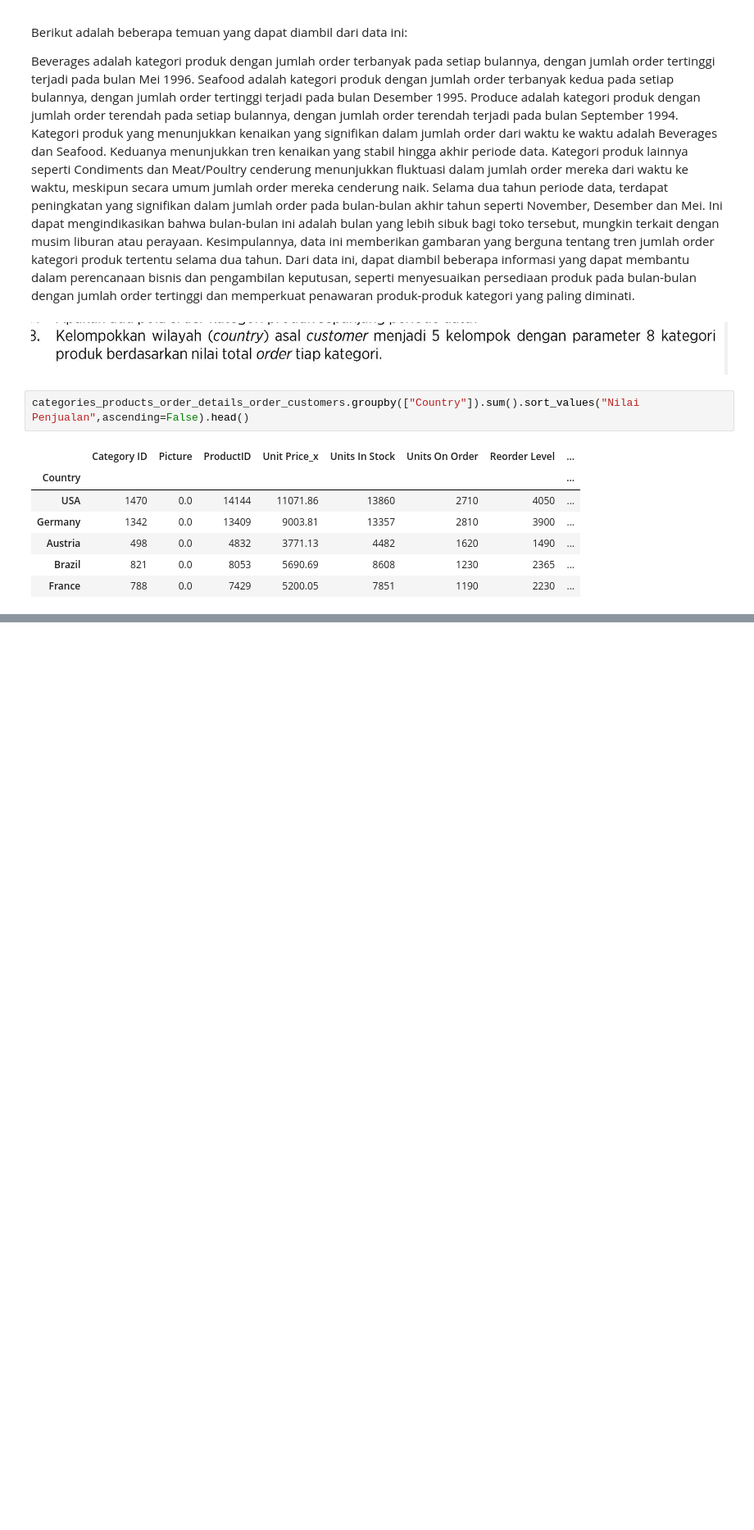
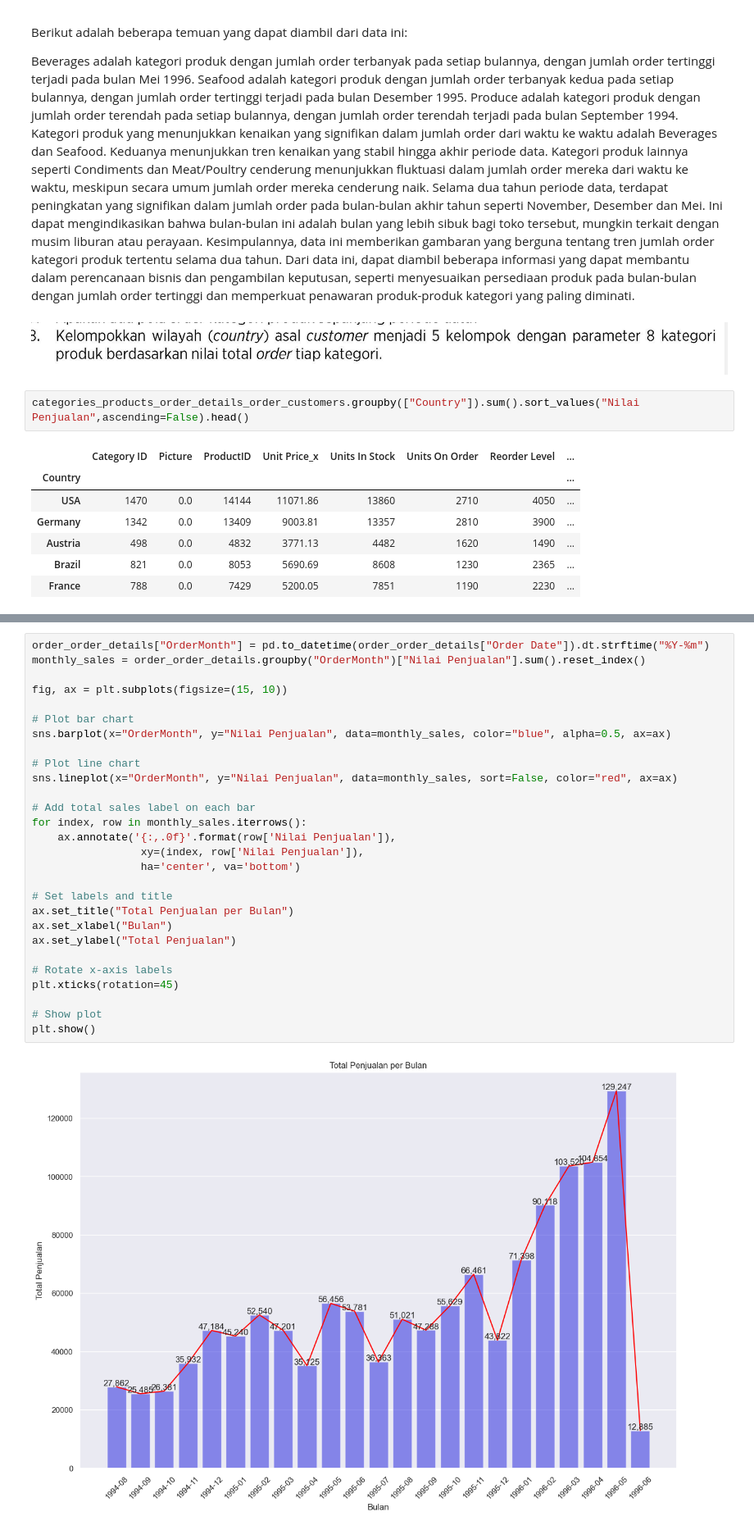
Before and after one commit to StefannusChristian/Data-Mining, a Jupyter notebook: UTS/uts.ipynb, the cells around one changed output, grey strips where cells are left out. Shown at 82% size. Saved outputs shown, nothing was run; the diff lists cells and outputs as text; blank space fills up the shorter version.

```diff
--- a/UTS/uts.ipynb
+++ b/UTS/uts.ipynb
@@ -474,0 +468,30 @@ nomor_8[["Country","Cluster"]]
+# %%
+order_order_details["OrderMonth"] = pd.to_datetime(order_order_details["Order Date"]).dt.strftime("%Y-%m")
+monthly_sales = order_order_details.groupby("OrderMonth")["Nilai Penjualan"].sum().reset_index()
+
+fig, ax = plt.subplots(figsize=(15, 10))
+
+# Plot bar chart
+sns.barplot(x="OrderMonth", y="Nilai Penjualan", data=monthly_sales, color="blue", alpha=0.5, ax=ax)
+
+# Plot line chart
+sns.lineplot(x="OrderMonth", y="Nilai Penjualan", data=monthly_sales, sort=False, color="red", ax=ax)
+
+# Add total sales label on each bar
+for index, row in monthly_sales.iterrows():
+    ax.annotate('{:,.0f}'.format(row['Nilai Penjualan']),
+                 xy=(index, row['Nilai Penjualan']),
+                 ha='center', va='bottom')
+
+# Set labels and title
+ax.set_title("Total Penjualan per Bulan")
+ax.set_xlabel("Bulan")
+ax.set_ylabel("Total Penjualan")
+
+# Rotate x-axis labels
+plt.xticks(rotation=45)
+
+# Show plot
+plt.show()
+# %% [output]
+[figure, added]
```
Also changed, not shown: parts of 17 cells of this notebook, 11 other files.
